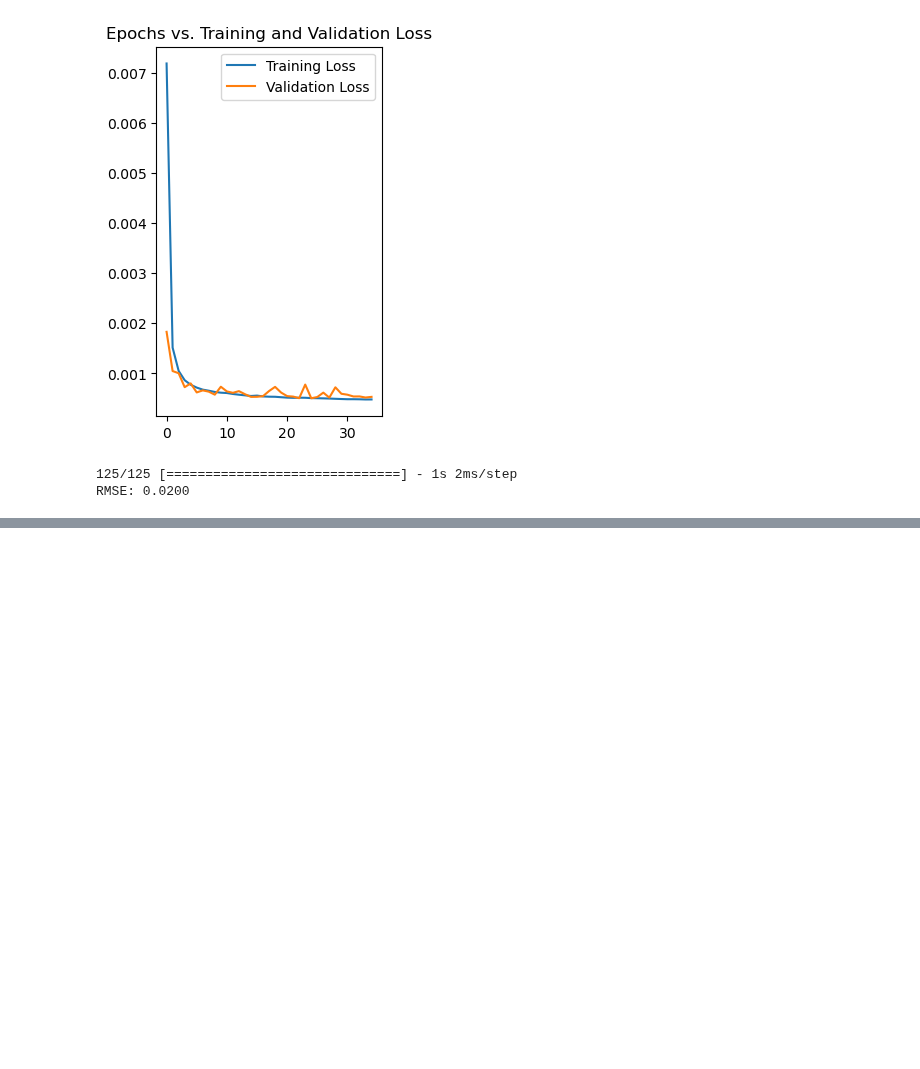
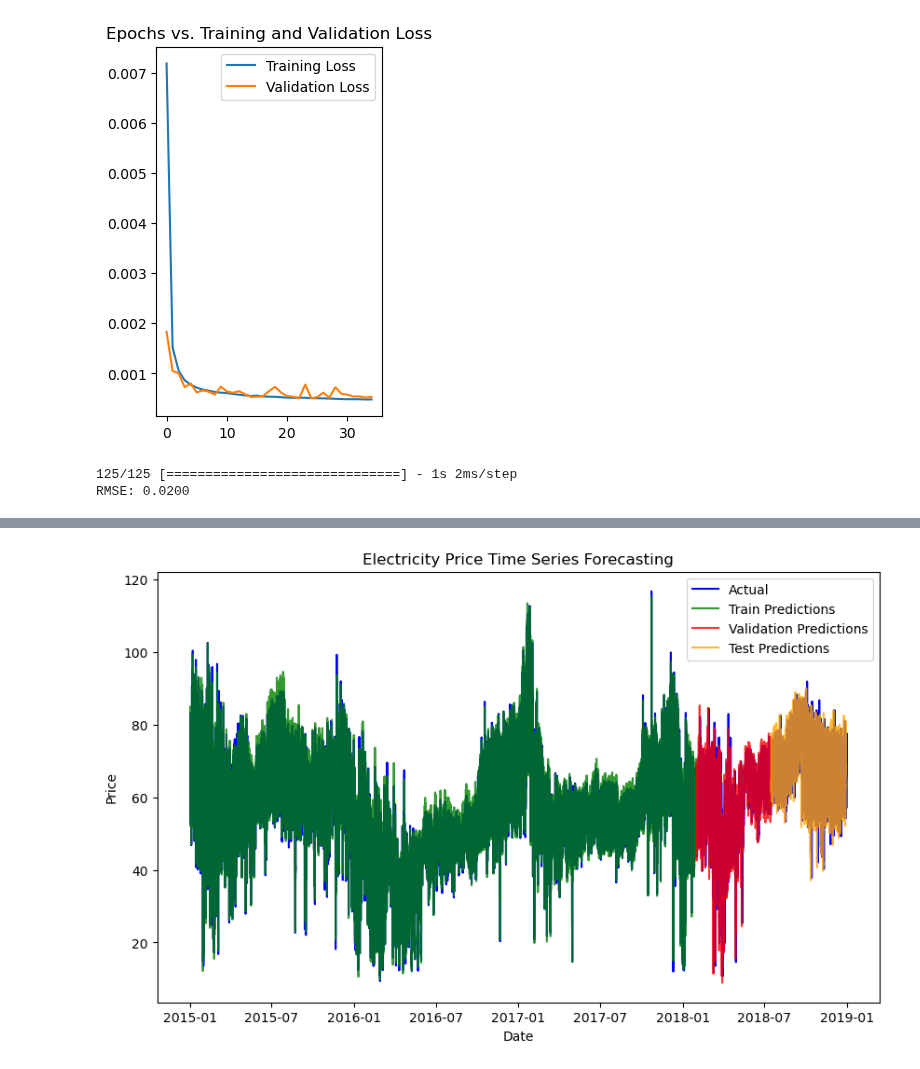
Before and after one commit to maxwebcloud/ep_forecasting, a Jupyter notebook: rnn_model.ipynb, the cells around one changed output, grey strips where cells are left out. Saved outputs shown, nothing was run; the diff lists cells and outputs as text; code cells hidden in the pictures; blank space fills up the shorter version.

Commit message:
plot to visualize the performance of rnn

```diff
--- a/rnn_model.ipynb
+++ b/rnn_model.ipynb
@@ -37,6 +39,10 @@ with open("data/X_test.pkl", "rb") as f:
 # Load y_test
 with open("data/y_test.pkl", "rb") as f:
     y_test = pickle.load(f)
+
+# Load df_final_viz
+with open("data/df_final_viz.pkl", "rb") as f:
+    df_final_viz = pickle.load(f)
 # %%
 def plot_model_rmse_and_loss(history):
 
@@ -196,3 +208,38 @@ print(f'RMSE: {rmse:.4f}')
 # %% [output]
 125/125 [==============================] - 1s 2ms/step
 RMSE: 0.0200
+# %%
+# Make predictions
+train_predictions = rnn_model_best.predict(X_train)
+validation_predictions = rnn_model_best.predict(X_val)
+test_predictions = rnn_model_best.predict(X_test)
+
+# Inverse transform the predictions
+train_predictions = scaler_y.inverse_transform(train_predictions)
+validation_predictions = scaler_y.inverse_transform(validation_predictions)
+test_predictions = scaler_y.inverse_transform(test_predictions)
+
+# Plot predictions
+plt.figure(figsize=(10, 6))
+
+# Plot actual data
+seq_length = 24
+plt.plot(df_final_viz.index[seq_length:], df_final_viz['price actual'][seq_length:], label='Actual', color='blue')
+
+# Plot training predictions
+plt.plot(df_final_viz.index[seq_length:seq_length+len(train_predictions)], train_predictions, label='Train Predictions',color='green', alpha = 0.8)
+
+# Plot validation predictions
+validation_pred_index = range(seq_length+len(train_predictions), seq_length+len(train_predictions)+len(validation_predictions))
+plt.plot(df_final_viz.index[validation_pred_index], validation_predictions, label='Validation Predictions',color='red', alpha = 0.8)
+
+# Plot testing predictions
+test_pred_index = range(seq_length+len(train_predictions)+len(validation_predictions), seq_length+len(train_predictions)+len(validation_predictions)+len(test_predictions))
+plt.plot(df_final_viz.index[test_pred_index], test_predictions, label='Test Predictions',color='orange', alpha = 0.8)
+
+plt.title('Electricity Price Time Series Forecasting')
+plt.xlabel('Date')
+plt.ylabel('Price')
+plt.legend()
+plt.show()
+# %% [output]
@@ -198,0 +249 @@ RMSE: 0.0200
+[figure, added]
```
Also changed, not shown: parts of 7 cells of this notebook.
